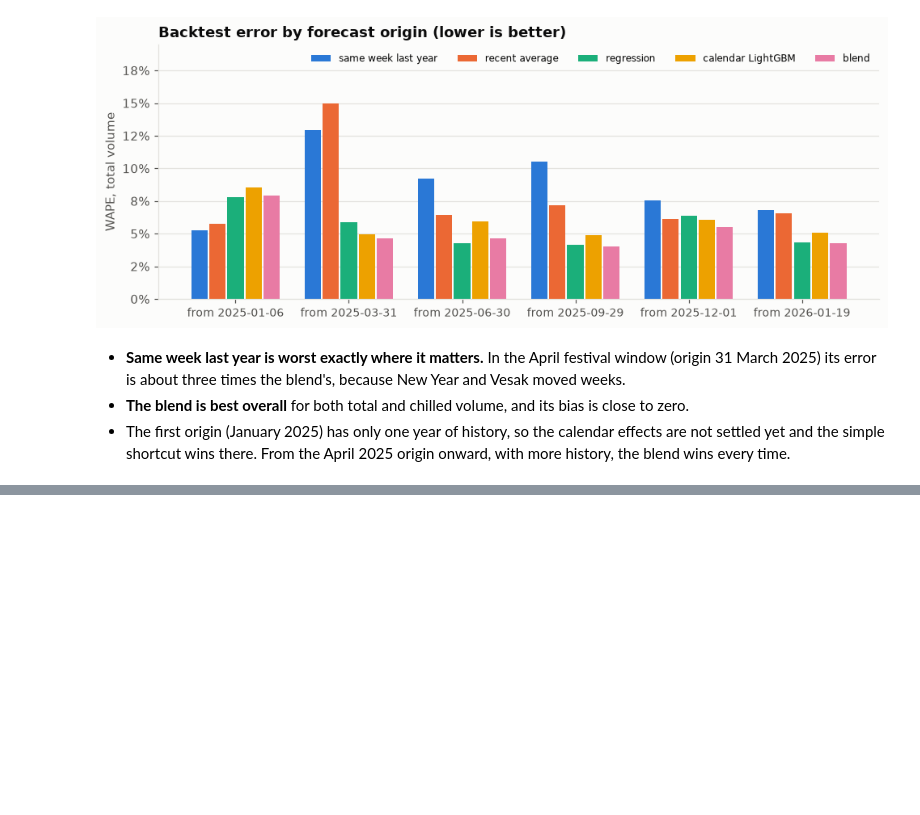
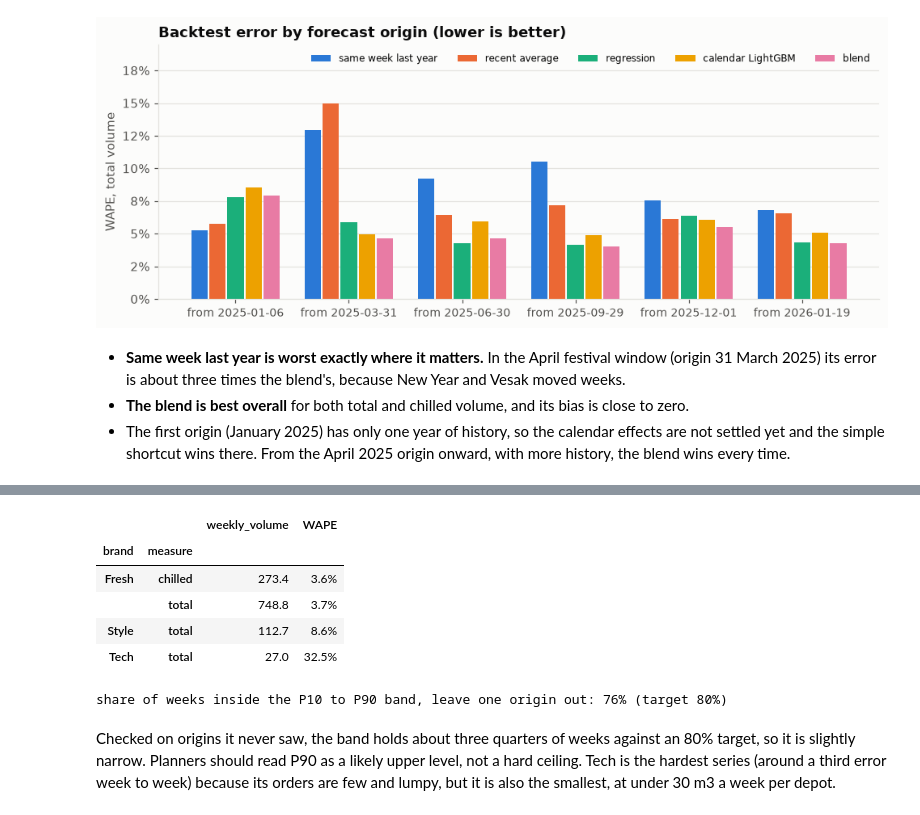
Before and after one commit to sameera-ekanayaka/Xora_Datathon, a Jupyter notebook: notebooks/06_task2a_demand_forecast.ipynb, the cells around one changed output, grey strips where cells are left out. Drawn from its saved outputs; the diff is of its cells as text; code cells hidden in the pictures; blank space fills up the shorter version.

Commit message:
Break errors down by brand and build P10 to P90 ranges

```diff
--- a/notebooks/06_task2a_demand_forecast.ipynb
+++ b/notebooks/06_task2a_demand_forecast.ipynb
@@ -208,0 +215,24 @@ plt.show()
+# %%
+blend_err = bt.assign(abs_err=(bt.blend - bt.y).abs())
+by_brand = blend_err.groupby(["brand", "measure"]).agg(weekly_volume=("y", "mean"), WAPE=("abs_err", "sum"))
+by_brand["WAPE"] = by_brand.WAPE / blend_err.groupby(["brand", "measure"]).y.sum()
+display(by_brand.style.format({"weekly_volume": "{:.1f}", "WAPE": "{:.1%}"}))
+
+bt["ratio"] = (bt.y / bt.blend.replace(0, np.nan)).clip(0, 5)
+coverage = []
+for o in bt.origin.unique():
+    rest, this = bt[bt.origin != o], bt[bt.origin == o]
+    q = rest.groupby(["brand", "measure"]).ratio.quantile([0.1, 0.9]).unstack()
+    t = this.join(q, on=["brand", "measure"])
+    coverage.append(((t.y >= t.blend * t[0.1]) & (t.y <= t.blend * t[0.9])).mean())
+print(f"share of weeks inside the P10 to P90 band, leave one origin out: {np.mean(coverage):.0%} (target 80%)")
+# %% [output]
+|  |  | weekly_volume | WAPE |
+| brand | measure |  |  |
+| Fresh | chilled | 273.4 | 3.6% |
+|  | total | 748.8 | 3.7% |
+| Style | total | 112.7 | 8.6% |
+| Tech | total | 27.0 | 32.5% |
+share of weeks inside the P10 to P90 band, leave one origin out: 76% (target 80%)
+# %% [markdown]
+Checked on origins it never saw, the band holds about three quarters of weeks against an 80% target, so it is slightly narrow. Planners should read P90 as a likely upper level, not a hard ceiling. Tech is the hardest series (around a third error week to week) because its orders are few and lumpy, but it is also the smallest, at under 30 m3 a week per depot.
```
Also changed, not shown: parts of 1 cell of this notebook.
